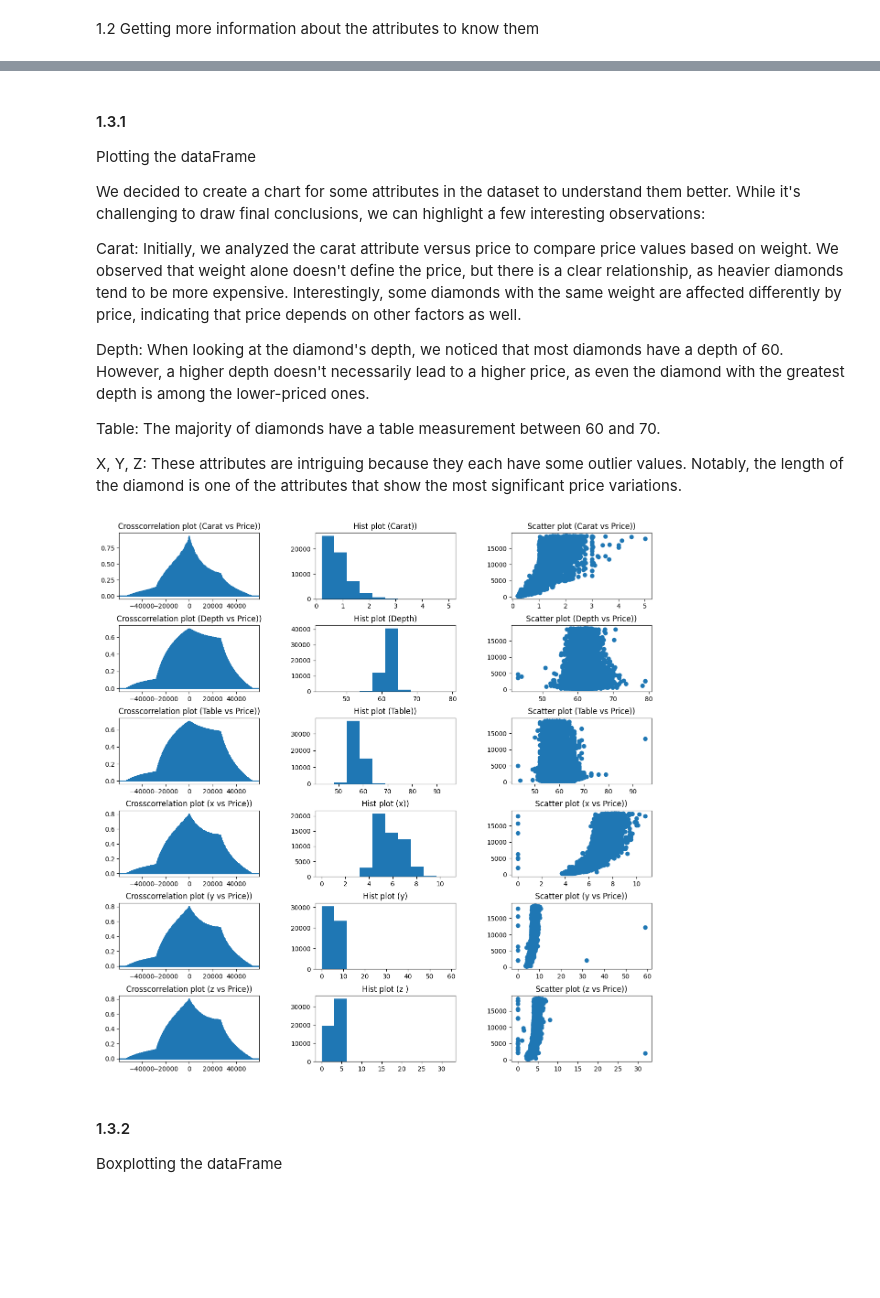
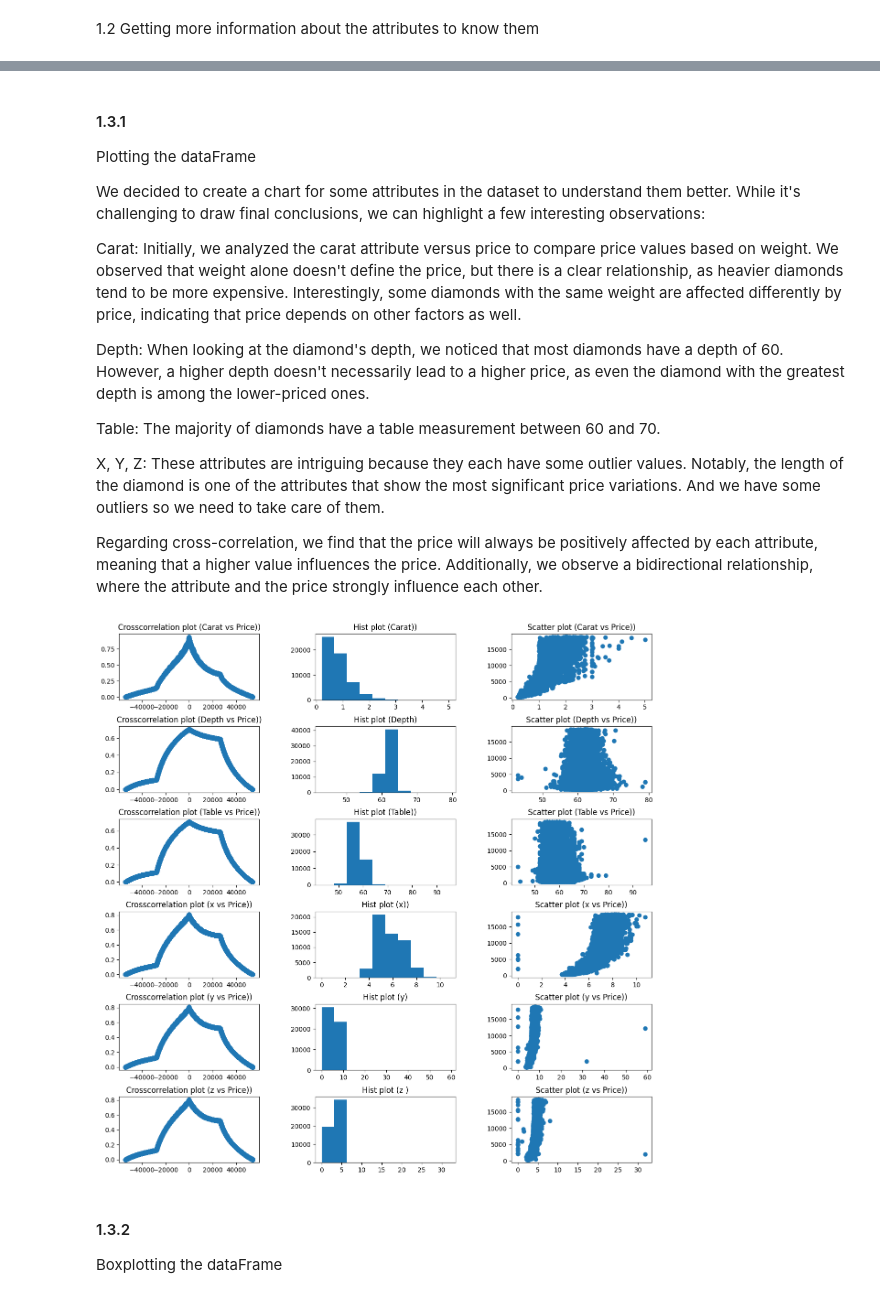
Before and after one commit to IAGR2-S2-2023/TP2_Regresi-n-Clasificaci-n, a Jupyter notebook: 2023-2-Trabajo_Practico_2.ipynb, the cells around one changed output, grey strips where cells are left out. Cells and saved outputs as stored; diff of their text form; code cells hidden in the pictures; blank space fills up the shorter version.

```diff
--- a/2023-2-Trabajo_Practico_2.ipynb
+++ b/2023-2-Trabajo_Practico_2.ipynb
@@ -81,57 +83,59 @@ Table:
 The majority of diamonds have a table measurement between 60 and 70.
 
 X, Y, Z:
-These attributes are intriguing because they each have some outlier values. Notably, the length of the diamond is one of the attributes that show the most significant price variations.
+These attributes are intriguing because they each have some outlier values. Notably, the length of the diamond is one of the attributes that show the most significant price variations. And we have some outliers so we need to take care of them.
+
+Regarding cross-correlation, we find that the price will always be positively affected by each attribute, meaning that a higher value influences the price. Additionally, we observe a bidirectional relationship, where the attribute and the price strongly influence each other.
 # %%
 fig, axs  = plt.subplots(6,3, figsize=(15, 15))
 fig.subplots_adjust(wspace=0.4, hspace=0.4)
 #Carat vs price
 axs[0][0].set_title('Crosscorrelation plot (Carat vs Price))')
-axs[0][0].xcorr(dataFrame['carat'],dataFrame['price'], maxlags=len(dataFrame['carat']) - 1, usevlines=True,normed=True, lw=2)
+axs[0][0].xcorr(dataFrame['carat'],dataFrame['price'], maxlags=len(dataFrame['carat']) - 1, usevlines=False,normed=True, lw=2)
 axs[0][1].set_title('Hist plot (Carat))')
 axs[0][1].hist(dataFrame['carat'])
 axs[0][2].set_title('Scatter plot (Carat vs Price))')
 axs[0][2].scatter(dataFrame['carat'], dataFrame['price'])
 #depth vs price
 axs[1][0].set_title('Crosscorrelation plot (Depth vs Price))')
-axs[1][0].xcorr(dataFrame['depth'],dataFrame['price'], maxlags=len(dataFrame['depth']) - 1, usevlines=True,normed=True, lw=2)
+axs[1][0].xcorr(dataFrame['depth'],dataFrame['price'], maxlags=len(dataFrame['depth']) - 1, usevlines=False,normed=True, lw=2)
 axs[1][1].set_title('Hist plot (Depth)')
 axs[1][1].hist(dataFrame['depth'])
 axs[1][2].set_title('Scatter plot (Depth vs Price))')
 axs[1][2].scatter(dataFrame['depth'], dataFrame['price'])
 #table vs price
 axs[2][0].set_title('Crosscorrelation plot (Table vs Price))')
-axs[2][0].xcorr(dataFrame['table'],dataFrame['price'], maxlags=len(dataFrame['table']) - 1, usevlines=True,normed=True, lw=2)
+axs[2][0].xcorr(dataFrame['table'],dataFrame['price'], maxlags=len(dataFrame['table']) - 1, usevlines=False,normed=True, lw=2)
 axs[2][1].set_title('Hist plot (Table))')
 axs[2][1].hist(dataFrame['table'])
 axs[2][2].set_title('Scatter plot (Table vs Price))')
 axs[2][2].scatter(dataFrame['table'], dataFrame['price'])
 axs[3][0].set_title('Crosscorrelation plot (x vs Price))')
-axs[3][0].xcorr(dataFrame['x'],dataFrame['price'], maxlags=len(dataFrame['x']) - 1, usevlines=True,normed=True, lw=2)
+axs[3][0].xcorr(dataFrame['x'],dataFrame['price'], maxlags=len(dataFrame['x']) - 1, usevlines=False,normed=True, lw=2)
 axs[3][1].set_title('Hist plot (x))')
 axs[3][1].hist(dataFrame['x'])
 axs[3][2].set_title('Scatter plot (x vs Price))')
 axs[3][2].scatter(dataFrame['x'], dataFrame['price'])
 axs[4][0].set_title('Crosscorrelation plot (y vs Price))')
-axs[4][0].xcorr(dataFrame['y'],dataFrame['price'], maxlags=len(dataFrame['y']) - 1, usevlines=True,normed=True, lw=2)
+axs[4][0].xcorr(dataFrame['y'],dataFrame['price'], maxlags=len(dataFrame['y']) - 1, usevlines=False,normed=True, lw=2)
 axs[4][1].set_title('Hist plot (y)')
 axs[4][1].hist(dataFrame['y'])
 axs[4][2].set_title('Scatter plot (y vs Price))')
 axs[4][2].scatter(dataFrame['y'], dataFrame['price'])
 axs[5][0].set_title('Crosscorrelation plot (z vs Price))')
-axs[5][0].xcorr(dataFrame['z'],dataFrame['price'], maxlags=len(dataFrame['z']) - 1, usevlines=True,normed=True, lw=2)
+axs[5][0].xcorr(dataFrame['z'],dataFrame['price'], maxlags=len(dataFrame['z']) - 1, usevlines=False,normed=True, lw=2)
 axs[5][1].set_title('Hist plot (z )')
 axs[5][1].hist(dataFrame['z'])
 axs[5][2].set_title('Scatter plot (z vs Price))')
 axs[5][2].scatter(dataFrame['z'], dataFrame['price'])
 
 
 plt.show()
 
 
 # axs[1][1].plot(dataFrame, kind='kde')
 # %% [output]
-[figure, old version]
+[figure, new version]
 # %% [markdown]
 #### 1.3.2
 
```
Also changed, not shown: parts of 9 cells of this notebook.
